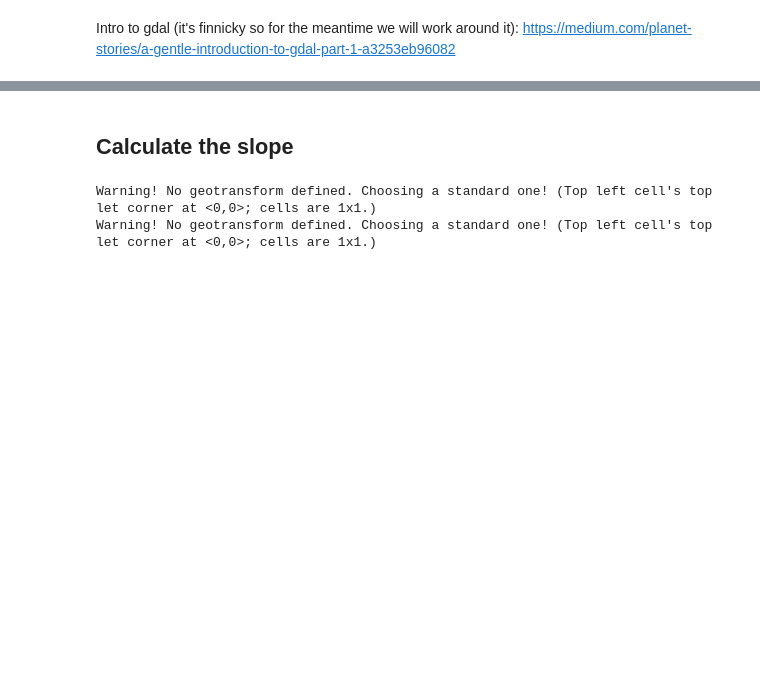
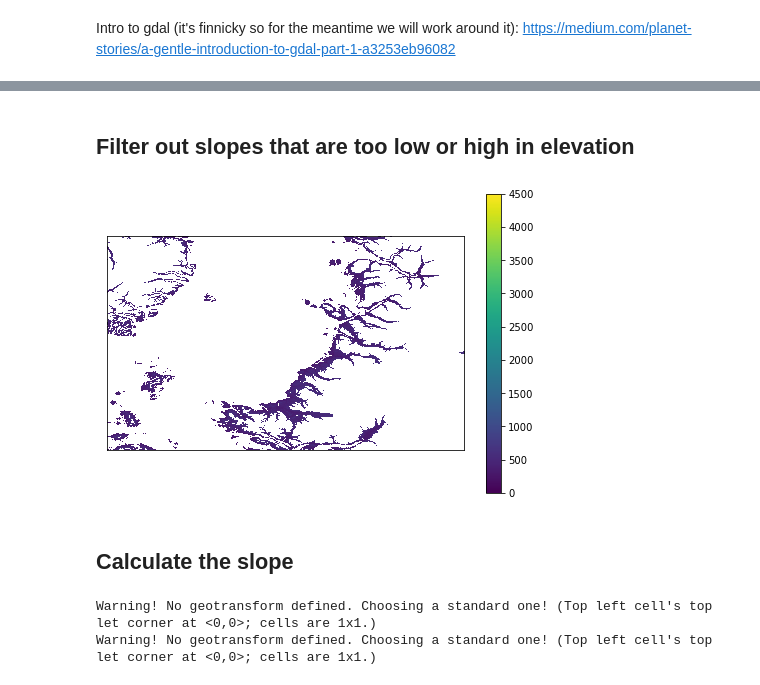
Before and after one commit to ognancy4life/chanterelle_finder, a Jupyter notebook: Chanterelle_finder.ipynb, the cells around one changed output, grey strips where cells are left out. Saved outputs shown, nothing was run; the diff lists cells and outputs as text; code cells hidden in the pictures; blank space fills up the shorter version.

Commit message:
clean up colorbars, axes

```diff
--- a/Chanterelle_finder.ipynb
+++ b/Chanterelle_finder.ipynb
@@ -15,8 +15,10 @@ matplotlib.rcParams['figure.figsize'] = (8, 5.5)
 # Users define some inputs
 home = '400 Broad St, Seattle, WA 98109' # your home address. This is the space needle.
 miles_drive = 60 # miles you're willing to drive from your home
-distance_hike = 5280 # how many feet are you willing to walk (clim? crawl over stumps and logs) to get to your chanterelle honey hole?
-elevation_max = 2000 # we know that chanterelles can grow higher than 200 ft elevation, but 1000-2000 is the sweet spot
+distance_hike = 5280 # how many feet are you willing to walk (climb? crawl over stumps and logs) to get to your chanterelle honey hole?
+elevation_min = 1000
+elevation_max = 2000 # we know that chanterelles can grow higher than 2000 ft elevation, but 1000-2000 is the sweet spot
+m_ft = 0.3048 # Conversion from meters to feet
 # %% [markdown]
 ## Bring in elevation data
 To get elevation data we will use a python toolbox called elevation:
@@ -61,3 +65,15 @@ Deprecated in NumPy 1.20; for more details and guidance: https://numpy.org/devdo
+# %% [markdown]
+## Filter out slopes that are too low or high in elevation
+# %%
+NWWA_dem_subset = np.ma.masked_where((NWWA_dem<elevation_min*m_ft) |
+                                    (NWWA_dem>elevation_max*m_ft), NWWA_dem)
+plt.imshow(NWWA_dem_subset, interpolation='none', vmin=0, vmax = 4500)
+plt.colorbar()
+plt.xticks([])
+plt.yticks([])
+plt.show()
+# %% [output]
+[figure, added]
 # %% [markdown]
 ## Calculate the slope
 # %%
```
Also changed, not shown: parts of 5 cells of this notebook.
